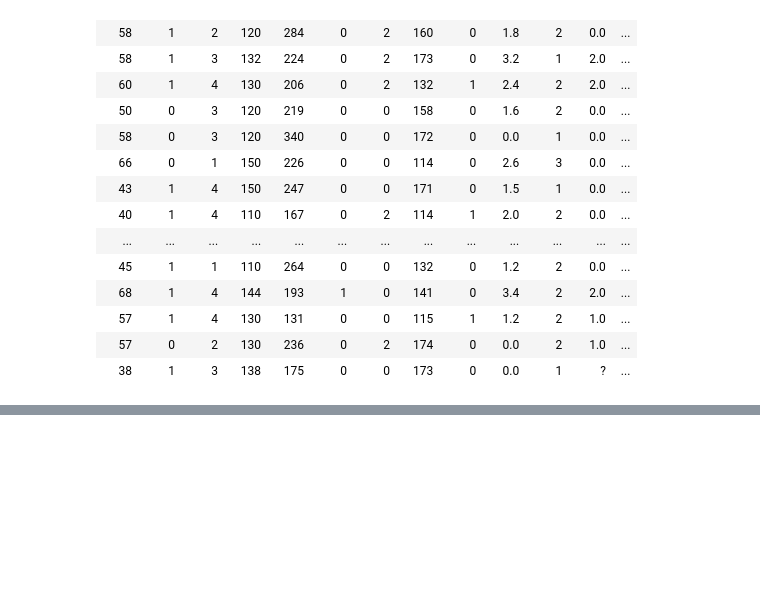
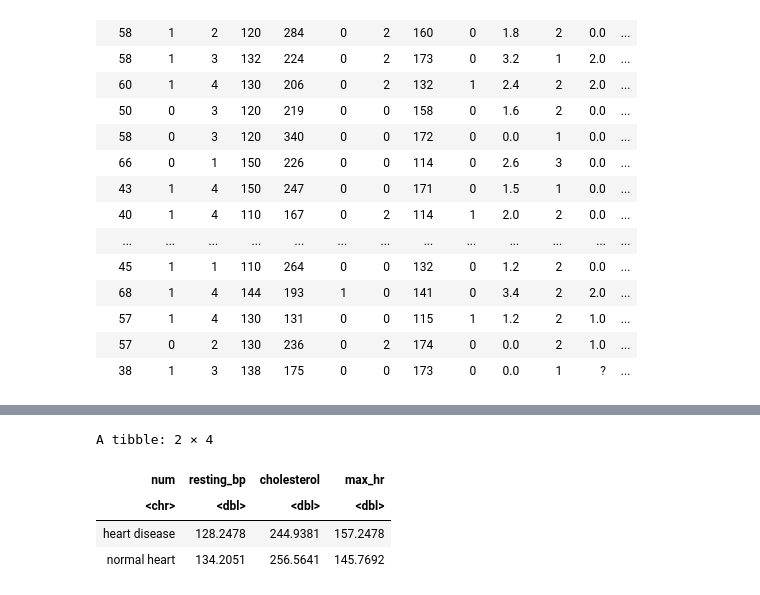
Before and after one commit to zohairomar1/HeartDiseasePredictionModel, a Jupyter notebook: group_proposal_19.ipynb, the cells around one changed output, grey strips where cells are left out. Cells and saved outputs as stored; diff of their text form; code cells hidden in the pictures; blank space fills up the shorter version.

```diff
--- a/group_proposal_19.ipynb
+++ b/group_proposal_19.ipynb
@@ -91,0 +169,13 @@ A tibble: 283 × 11
+# %%
+heart_disease_table2 <- heart_disease_train |>
+group_by(num)|>
+summarize(resting_bp = mean(resting_bp),
+          cholesterol = mean(cholesterol),
+          max_hr = mean(max_hr))
+heart_disease_table2
+# %% [output]
+A tibble: 2 × 4
+| num | resting_bp | cholesterol | max_hr |
+| <chr> | <dbl> | <dbl> | <dbl> |
+| heart disease | 128.2478 | 244.9381 | 157.2478 |
+| normal heart | 134.2051 | 256.5641 | 145.7692 |
```
Also changed, not shown: parts of 9 cells of this notebook.
